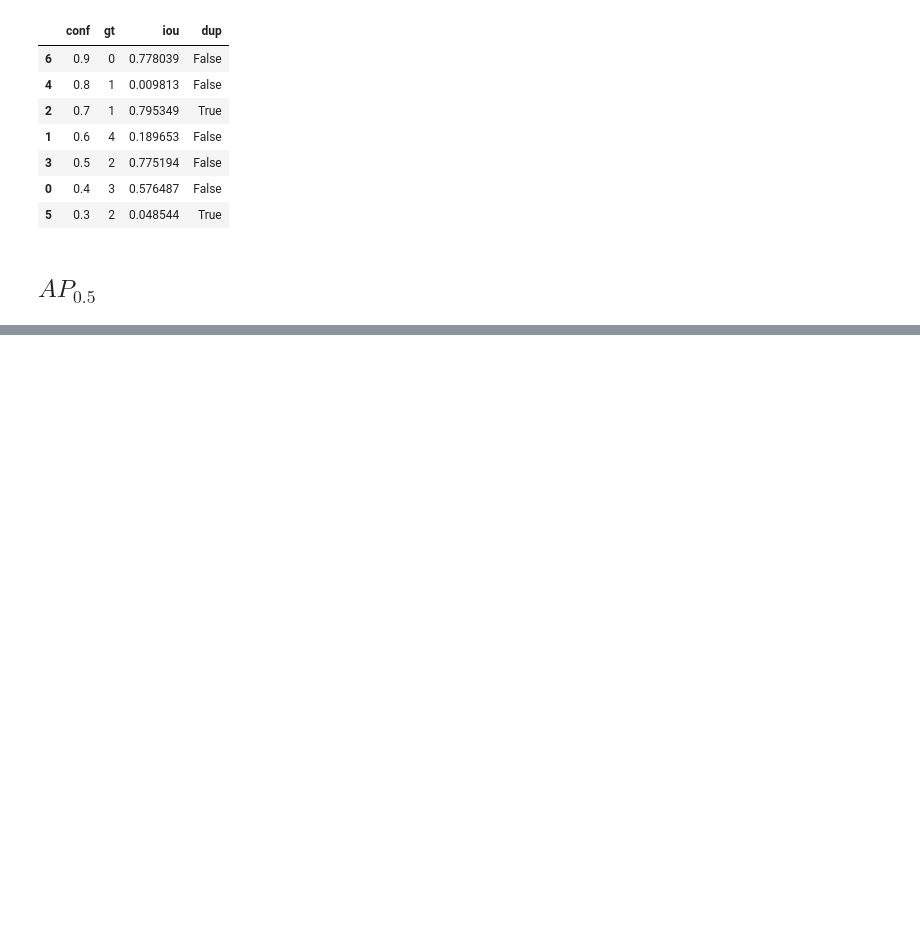
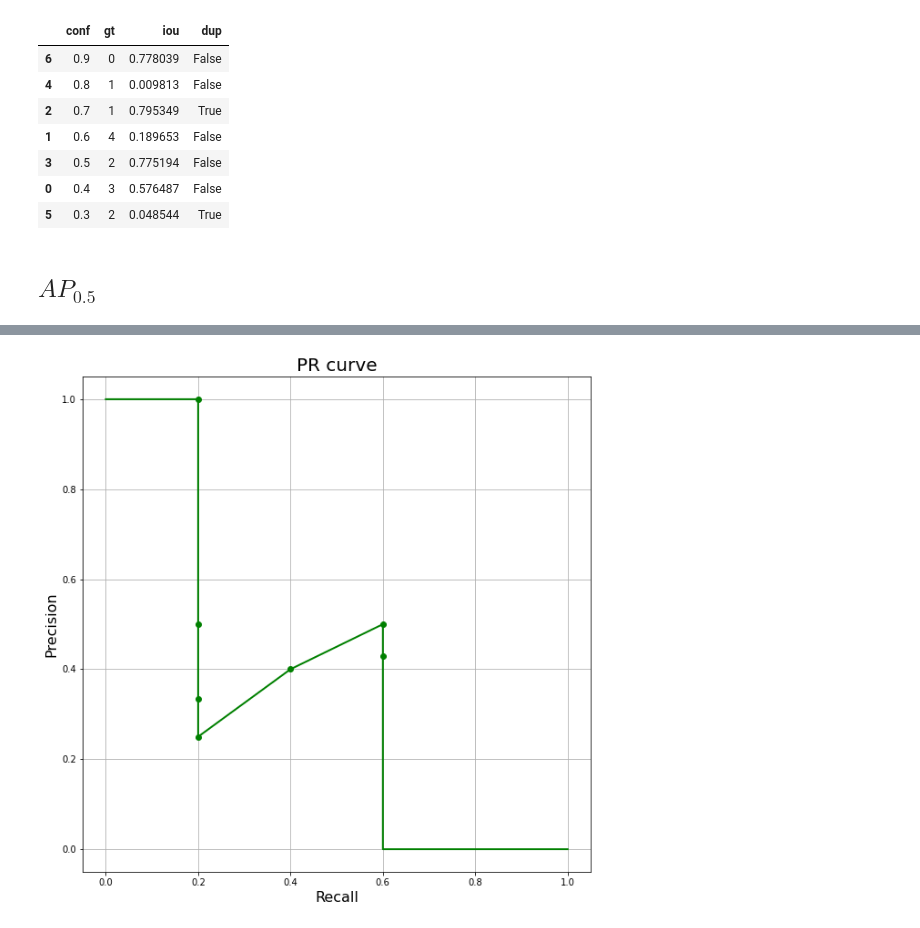
Before and after one commit to scikodot/msu-share, a Jupyter notebook: cv/seminar06/seminar06.ipynb, the cells around one changed output, grey strips where cells are left out. Drawn from its saved outputs; the diff is of its cells as text; code cells hidden in the pictures; blank space fills up the shorter version.

```diff
--- a/cv/seminar06/seminar06.ipynb
+++ b/cv/seminar06/seminar06.ipynb
@@ -172,3 +180,31 @@ def classify_positive(df, iou_threshold):
+# %%
+def draw_pr_curve(df, gt):
+    x = list(df['recall'])
+    y = list(df['precision'])
+    start, stop = 0, len(x)
+
+    # Left continuation
+    if df['positive'].iloc[0]:
+        x = [0.0] + x
+        y = [1.0] + y
+        start += 1
+
+    # Right continuation
+    x_last = df['recall'].iloc[-1]
+    if x_last < 1.0:
+        x_right = [x_last, 1.0]
+        y_right = [0.0, 0.0]
+        x += x_right
+        y += y_right
+        stop += 1
+
+    plt.figure(figsize=(10, 10))
+    plt.plot(x, y, '-go', markevery=range(start, stop), linewidth=2.0)
+    plt.grid()
+    plt.title('PR curve', fontsize=20)
+    plt.xlabel('Recall', fontsize=16)
+    plt.ylabel('Precision', fontsize=16)
+    plt.show()
 # %% [markdown]
 ## $AP_{0.5}$
 # %%
@@ -185,0 +222,4 @@ df_05
+# %%
+draw_pr_curve(df_05, gt)
+# %% [output]
+[figure, added]
```
Also changed, not shown: parts of 3 cells of this notebook.
